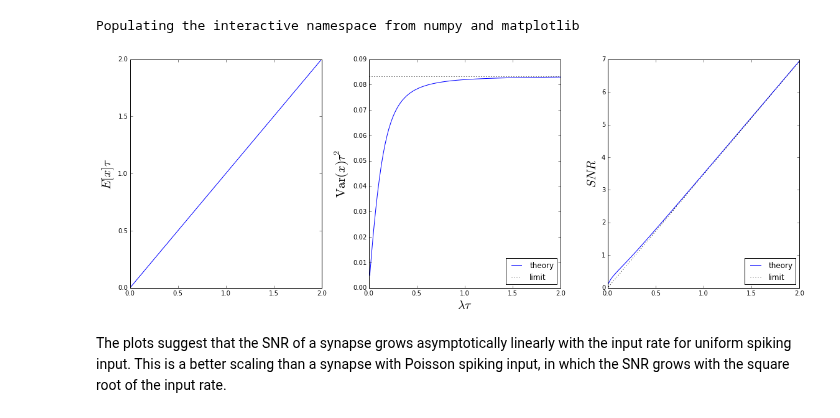
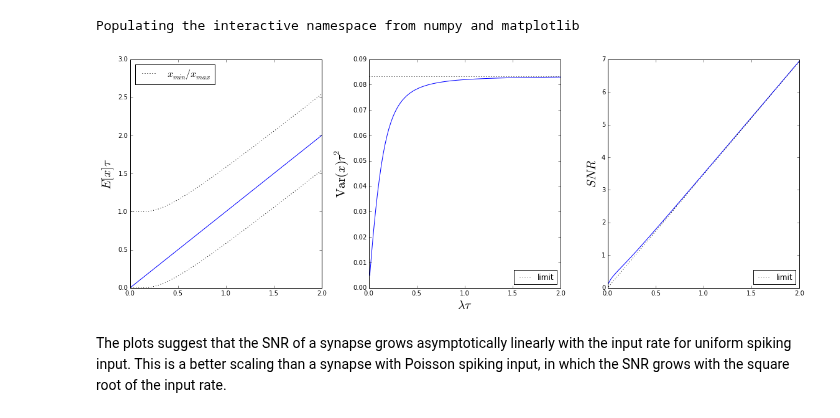
Before and after one commit to samfok/notebooks, a Jupyter notebook: synapse/synapse_SNR_uniform.ipynb, the cells around one changed output. Cells and saved outputs as stored; diff of their text form; code cells hidden in the pictures.

```diff
--- a/synapse/synapse_SNR_uniform.ipynb
+++ b/synapse/synapse_SNR_uniform.ipynb
@@ -129,6 +157,12 @@ def lim_var(tau):
 def lim_snr(lam, tau):
     return np.sqrt(12)*lam*tau
 
+def th_xmax(lam, tau):
+    return 1./(tau*(1-np.exp(-1/(lam*tau))))
+
+def th_xmin(lam, tau):
+    return (np.exp(-1/(lam*tau)))/(tau*(1-np.exp(-1/(lam*tau))))
+
 # simulation functions
 def spike_value(t, tau):
     return 1./tau*exp(-t/tau)
@@ -138,28 +172,33 @@ def get_snr(mu, var):
 # %%
 tau = .01
 lam = np.linspace(1,200,100)
 e_x = th_mean(lam)
+x_max = th_xmax(lam, tau)
+x_min = th_xmin(lam, tau)
 var_x = th_var(lam, tau)
 snr_x = th_snr(lam, tau)
 
 fig = figure(figsize=(16,6))
 subplot(131)
 plot(lam*tau, e_x*tau, 'b')
+plot(lam*tau, x_max*tau, 'k:', label='$x_{min}/x_{max}$')
+plot(lam*tau, x_min*tau, 'k:')
+legend(loc='upper left', fontsize=16)
 ylabel(r'$E[x]\tau$', fontsize=20)
 subplot(132)
-plot(lam*tau, var_x*tau**2, 'b', label='theory')
+plot(lam*tau, var_x*tau**2, 'b')
 axhline(lim_var(tau)*tau**2, color='k', linestyle=':', label='limit')
 legend(loc='lower right')
 xlabel(r'$\lambda\tau$', fontsize=20);
 ylabel(r'$\operatorname{Var}(x)\tau^2$', fontsize=20)
 subplot(133)
-plot(lam*tau, snr_x, 'b', label='theory')
+plot(lam*tau, snr_x, 'b')
 plot(lam*tau, lim_snr(lam, tau), 'k:', label='limit')
 legend(loc='lower right')
 ylabel(r'$SNR$', fontsize=20)
 tight_layout()
 # %% [output]
-[figure, old version]
+[figure, new version]
 # %% [markdown]
 The plots suggest that the SNR of a synapse grows asymptotically linearly with the input rate for uniform spiking input. This is a better scaling than a synapse with Poisson spiking input, in which the SNR grows with the square root of the input rate.
 # %% [markdown]
```
Also changed, not shown: parts of 4 cells of this notebook.
